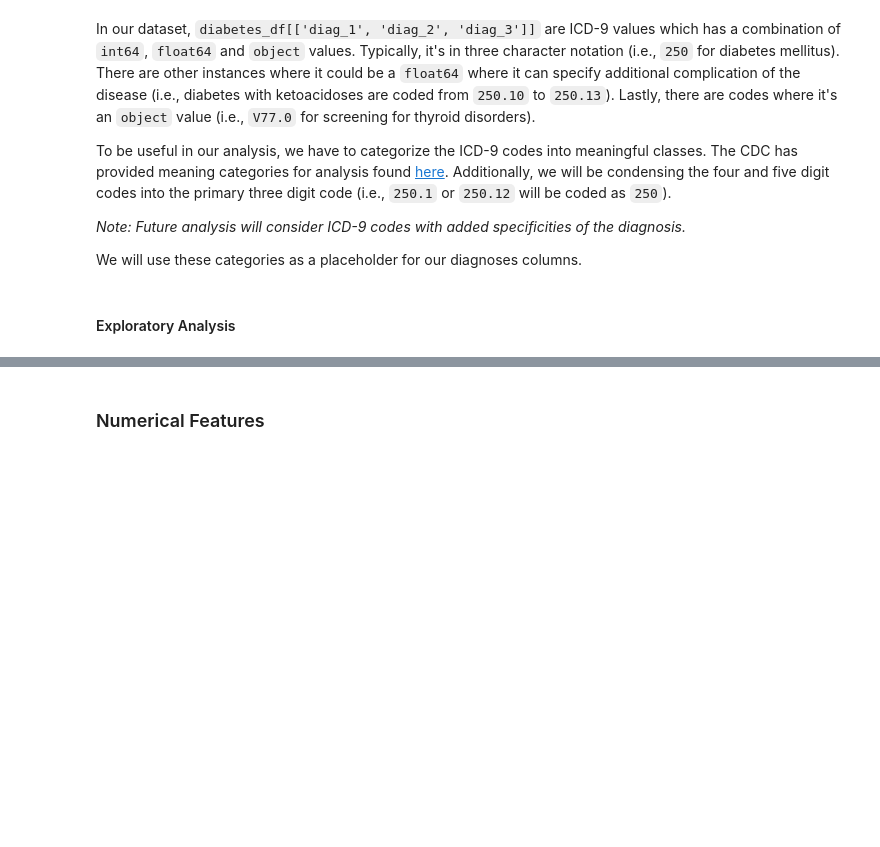
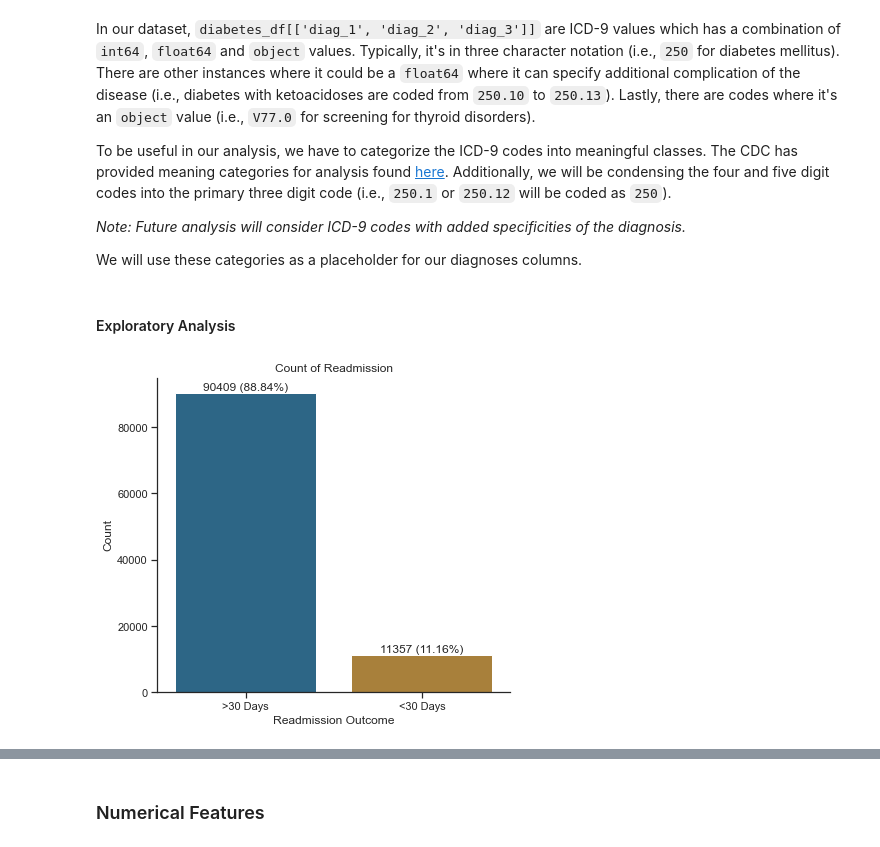
Before and after one commit to johncarloluna/diabetes-hospitaliozation, a Jupyter notebook: predicting-readmission.ipynb, the cells around one changed output, grey strips where cells are left out. Cells and saved outputs as stored; diff of their text form; code cells hidden in the pictures; blank space fills up the shorter version.

Commit message:
added graphs and icd_9_id

```diff
--- a/predicting-readmission.ipynb
+++ b/predicting-readmission.ipynb
@@ -229,7 +231,8 @@ for i in icd_9_cols:
                   (diabetes_df[col] >= 460) & (diabetes_df[col] < 520),
                   (diabetes_df[col] >= 520) & (diabetes_df[col] < 580),
                   (diabetes_df[col] >= 580) & (diabetes_df[col] < 630),
-                  (diabetes_df[col] >= 630) & (diabetes_df[col] < 710),
+                  (diabetes_df[col] >= 630) & (diabetes_df[col] < 680),
+                  (diabetes_df[col] >= 680) & (diabetes_df[col] < 710),
                   (diabetes_df[col] >= 710) & (diabetes_df[col] < 740),
                   (diabetes_df[col] >= 740) & (diabetes_df[col] < 760),
                   (diabetes_df[col] >= 760) & (diabetes_df[col] < 780),
@@ -238,7 +241,7 @@ for i in icd_9_cols:
                   (diabetes_df[col] == 1000)]
 
     choices = ['1', '2', '3', '4', '5', '6', '7', '8', '9',
-               '10', '11', '12', '13', '14', '15', '16', '17']
+               '10', '11', '12', '13', '14', '15', '16', '17', '18']
 
     diabetes_df[i] = np.select(conditions, choices, default=None)
 
@@ -249,10 +252,32 @@ for i in icd_9_cols:
 diabetes_df = diabetes_df.drop(columns=['payer_code', 'medical_specialty'])
 # %%
 # Assigning readmission status to a binary category.
-readmitted_dict = {0: 'NO',
-                   0: '>30',
-                   1: '<30'}
+readmitted_dict = {'NO': 0,
+                   '>30': 0,
+                   '<30': 1}
 
 diabetes_df['readmitted'] = diabetes_df['readmitted'].map(readmitted_dict)
 # %% [markdown]
 #### Exploratory Analysis
+# %%
+# Plotting readmission counts.
+with sns.plotting_context(context='notebook'):
+    sns.set_style('ticks')
+    sns.set_palette('colorblind')
+    ax_1 = sns.catplot(x='readmitted', data=diabetes_df,
+                       kind='count', saturation=0.5)
+    ax_1.fig.set_size_inches(6, 5)
+    ax_1.set_xticklabels(['>30 Days', '<30 Days'])
+    plt.title('Count of Readmission')
+    plt.xlabel('Readmission Outcome')
+    plt.ylabel('Count')
+
+    # Adding labels.
+    for i in ax_1.ax.patches:
+        h = i.get_height()
+        total = len(diabetes_df)
+        count = int(h)
+        ax_1.ax.text(i.get_x() + i.get_width() / 2, h + 1500, '{} ({:.2f}%)'.format(
+            count, (count / total) * 100), ha='center', va='center', fontweight='medium', size=12)
+# %% [output]
+[figure, added]
```
Also changed, not shown: parts of 9 cells of this notebook, 1 other file.
